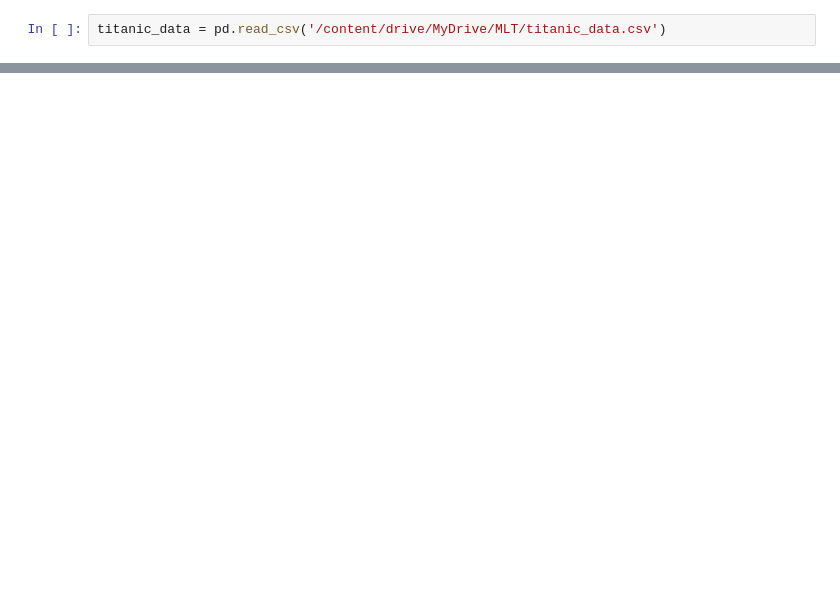
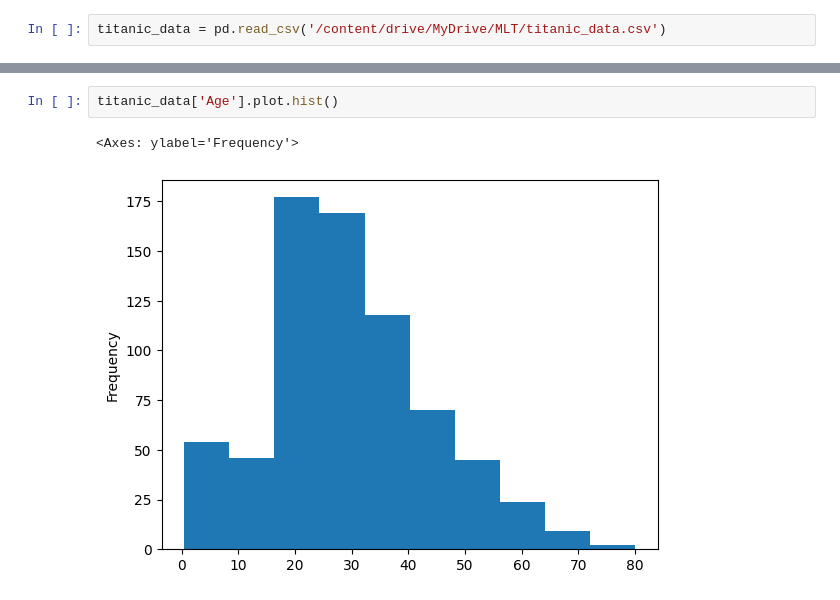
Before and after one commit to sakshii009/MLT-colab-practice, a Jupyter notebook: exp3_implementation_of_logistic_regression.ipynb, the cells around one changed output, grey strips where cells are left out. Drawn from its saved outputs; the diff is of its cells as text; blank space fills up the shorter version.

```diff
--- a/exp3_implementation_of_logistic_regression.ipynb
+++ b/exp3_implementation_of_logistic_regression.ipynb
@@ -24,0 +50,5 @@ titanic_data.head()
+# %%
+titanic_data['Age'].plot.hist()
+# %% [output]
+<Axes: ylabel='Frequency'>
+[figure, added]
```
Also changed, not shown: parts of 50 cells of this notebook.
